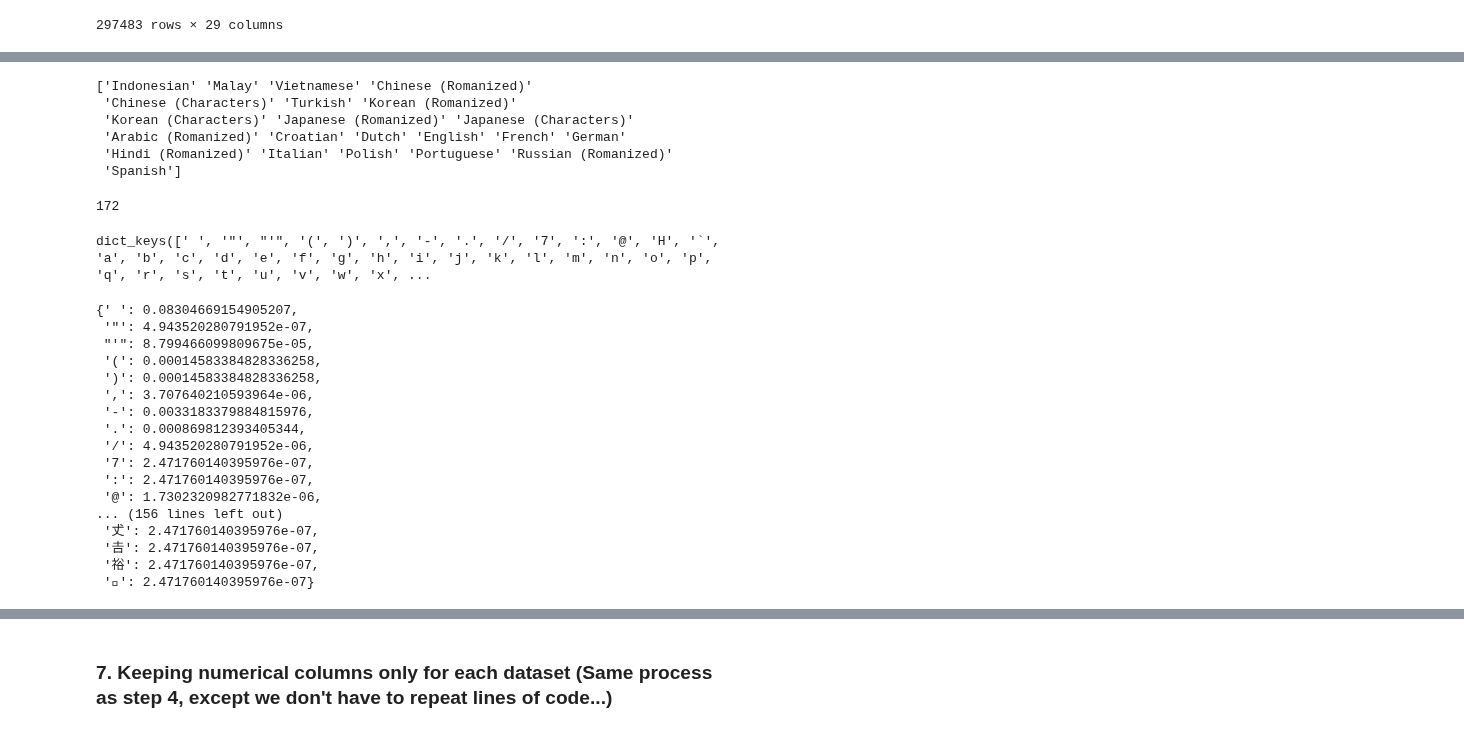
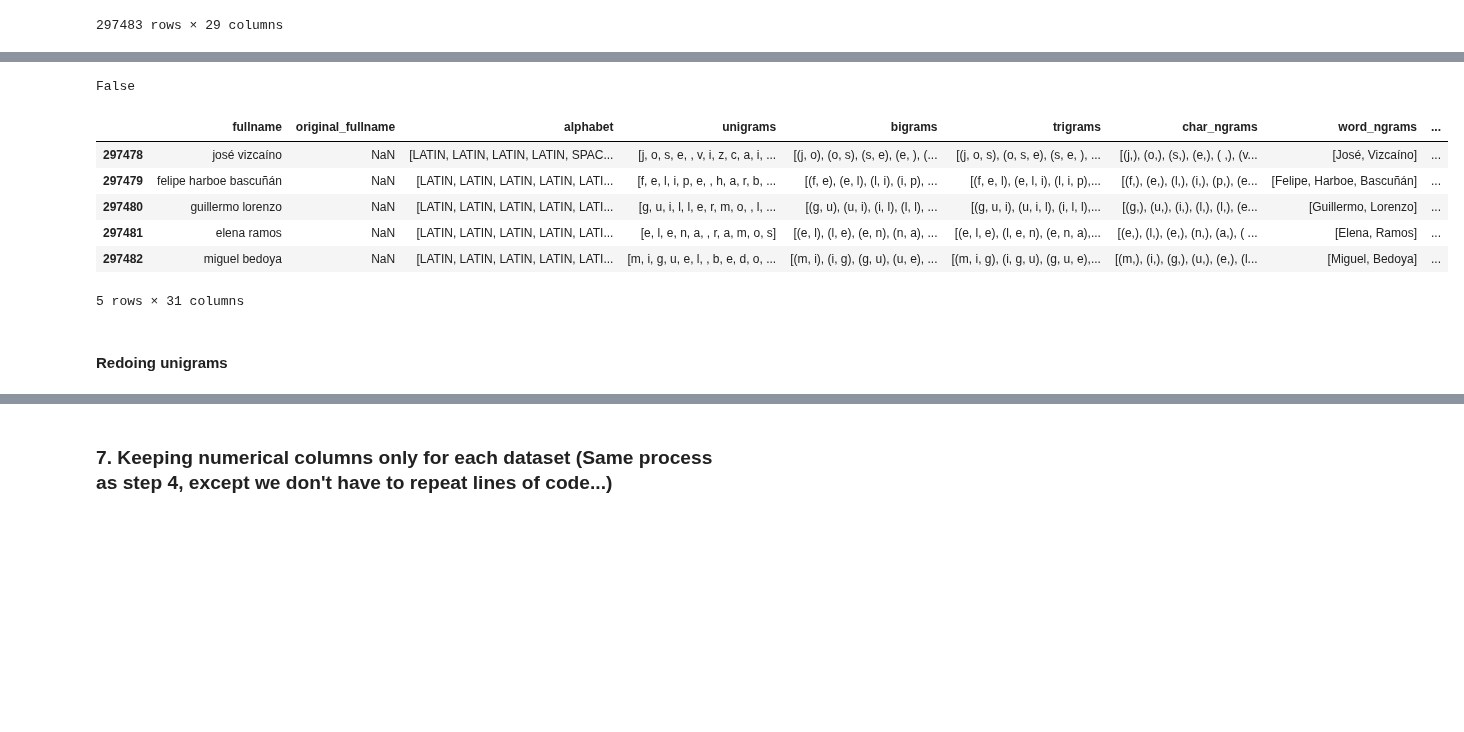
Before and after one commit to Exiger-project/Name_Of_Origin_Project-, a Jupyter notebook: DataConsolidation.ipynb, the cells around one changed output, grey strips where cells are left out. Saved outputs shown, nothing was run; the diff lists cells and outputs as text; code cells hidden in the pictures; blank space fills up the shorter version.

Commit message:
Fixed unigrams to include all languages, added num_alphabets and edit_distance

```diff
--- a/DataConsolidation.ipynb
+++ b/DataConsolidation.ipynb
@@ -477,0 +594,10 @@ merged_df
+# %%
+# finding number of alphabets in single name
+def find_number_alphabets(alpha_list):
+    alpha_set = set()
+    for alpha_type in alpha_list:
+        alpha_set.add(alpha_type)
+    return len(alpha_set)
+# %%
+merged_df['num_alphabets'] = merged_df['alphabet'].apply(find_number_alphabets)
+merged_df['num_alphabets'].unique()
@@ -488,0 +639,19 @@ Index(['fullname', 'original_fullname', 'alphabet', 'unigrams', 'bigrams',
+# %%
+np.any(merged_df['transliteration'].isnull())
+# %% [output]
+False
+# %%
+#merged_df['edit_distance'] = merged_df['fullname'].apply(edit_distance())
+merged_df['edit_distance'] = merged_df.apply(lambda row: edit_distance(row['fullname'], row['transliteration']), axis = 1)
+# %%
+merged_df.tail()
+# %% [output]
+|  | fullname | original_fullname | alphabet | unigrams | bigrams | trigrams | char_ngrams | word_ngrams | ... |
+| 297478 | josé vizcaíno | NaN | [LATIN, LATIN, LATIN, LATIN, SPAC... | [j, o, s, e, , v, i, z, c, a, i, ... | [(j, o), (o, s), (s, e), (e, ), (... | [(j, o, s), (o, s, e), (s, e, ), ... | [(j,), (o,), (s,), (e,), ( ,), (v... | [José, Vizcaíno] | ... |
+| 297479 | felipe harboe bascuñán | NaN | [LATIN, LATIN, LATIN, LATIN, LATI... | [f, e, l, i, p, e, , h, a, r, b, ... | [(f, e), (e, l), (l, i), (i, p), ... | [(f, e, l), (e, l, i), (l, i, p),... | [(f,), (e,), (l,), (i,), (p,), (e... | [Felipe, Harboe, Bascuñán] | ... |
+| 297480 | guillermo lorenzo | NaN | [LATIN, LATIN, LATIN, LATIN, LATI... | [g, u, i, l, l, e, r, m, o, , l, ... | [(g, u), (u, i), (i, l), (l, l), ... | [(g, u, i), (u, i, l), (i, l, l),... | [(g,), (u,), (i,), (l,), (l,), (e... | [Guillermo, Lorenzo] | ... |
+| 297481 | elena ramos | NaN | [LATIN, LATIN, LATIN, LATIN, LATI... | [e, l, e, n, a, , r, a, m, o, s] | [(e, l), (l, e), (e, n), (n, a), ... | [(e, l, e), (l, e, n), (e, n, a),... | [(e,), (l,), (e,), (n,), (a,), ( ... | [Elena, Ramos] | ... |
+| 297482 | miguel bedoya | NaN | [LATIN, LATIN, LATIN, LATIN, LATI... | [m, i, g, u, e, l, , b, e, d, o, ... | [(m, i), (i, g), (g, u), (u, e), ... | [(m, i, g), (i, g, u), (g, u, e),... | [(m,), (i,), (g,), (u,), (e,), (l... | [Miguel, Bedoya] | ... |
+5 rows × 31 columns
+# %% [markdown]
+#### Redoing unigrams
@@ -489,37 +660,5 @@ Index(['fullname', 'original_fullname', 'alphabet', 'unigrams', 'bigrams',
 # %%
 # how many total unique chars based on our unigrams?
-print(merged_df['language'].unique())
-unigrams_fdist = create_lang_char_distribution(merged_df, 'unigrams')
-len(unigrams_fdist)
+# print(merged_df['language'].unique())
+# unigrams_fdist = create_lang_char_distribution(merged_df, 'unigrams')
+# len(unigrams_fdist)
-# %% [output]
-['Indonesian' 'Malay' 'Vietnamese' 'Chinese (Romanized)'
- 'Chinese (Characters)' 'Turkish' 'Korean (Romanized)'
- 'Korean (Characters)' 'Japanese (Romanized)' 'Japanese (Characters)'
- 'Arabic (Romanized)' 'Croatian' 'Dutch' 'English' 'French' 'German'
- 'Hindi (Romanized)' 'Italian' 'Polish' 'Portuguese' 'Russian (Romanized)'
- 'Spanish']
-172
-# %%
-unigrams_fdist.keys()
-# %% [output]
-dict_keys([' ', '"', "'", '(', ')', ',', '-', '.', '/', '7', ':', '@', 'H', '`', 'a', 'b', 'c', 'd', 'e', 'f', 'g', 'h', 'i', 'j', 'k', 'l', 'm', 'n', 'o', 'p', 'q', 'r', 's', 't', 'u', 'v', 'w', 'x', ...
-# %%
-unigrams_fdist
-# %% [output]
-{' ': 0.08304669154905207,
- '"': 4.943520280791952e-07,
- "'": 8.799466099809675e-05,
- '(': 0.00014583384828336258,
- ')': 0.00014583384828336258,
- ',': 3.707640210593964e-06,
- '-': 0.0033183379884815976,
- '.': 0.000869812393405344,
- '/': 4.943520280791952e-06,
- '7': 2.471760140395976e-07,
- ':': 2.471760140395976e-07,
- '@': 1.7302320982771832e-06,
-... (156 lines left out)
- '𠀋': 2.471760140395976e-07,
- '𠮷': 2.471760140395976e-07,
- '𥙿': 2.471760140395976e-07,
- '𧶛': 2.471760140395976e-07}
```
Also changed, not shown: parts of 35 cells of this notebook, 1 other file.
